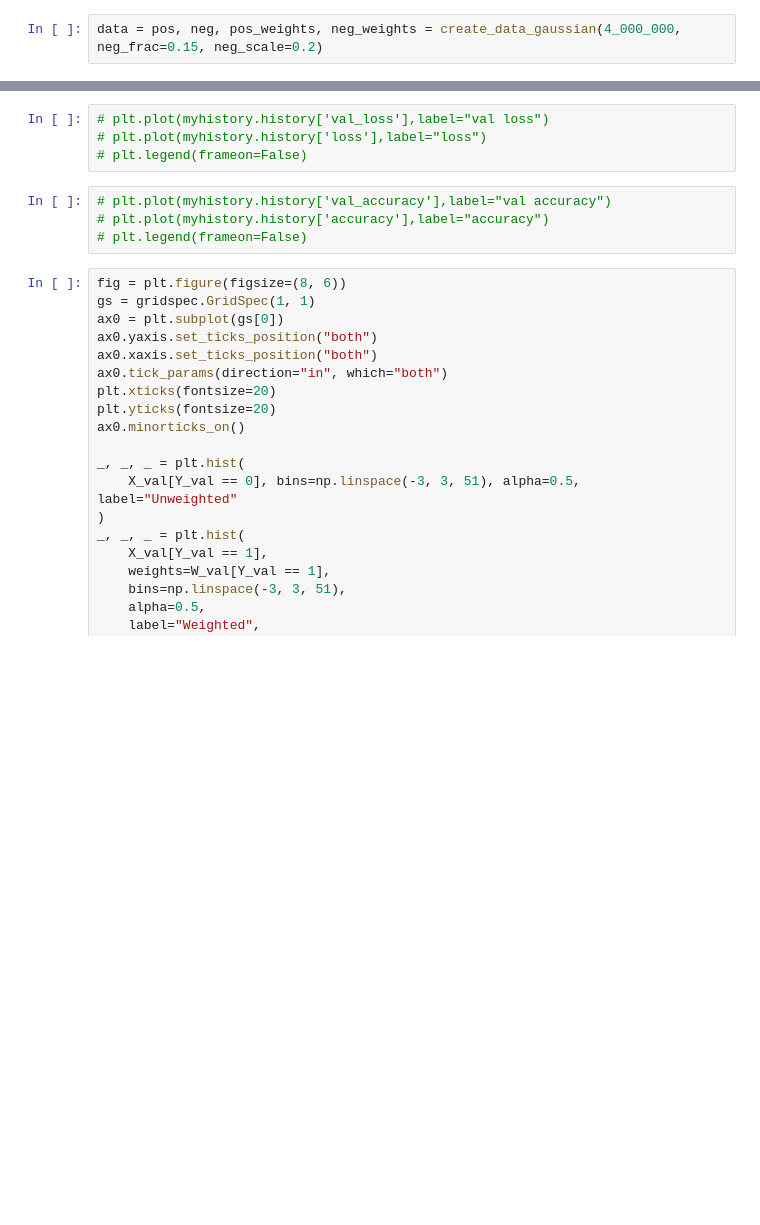
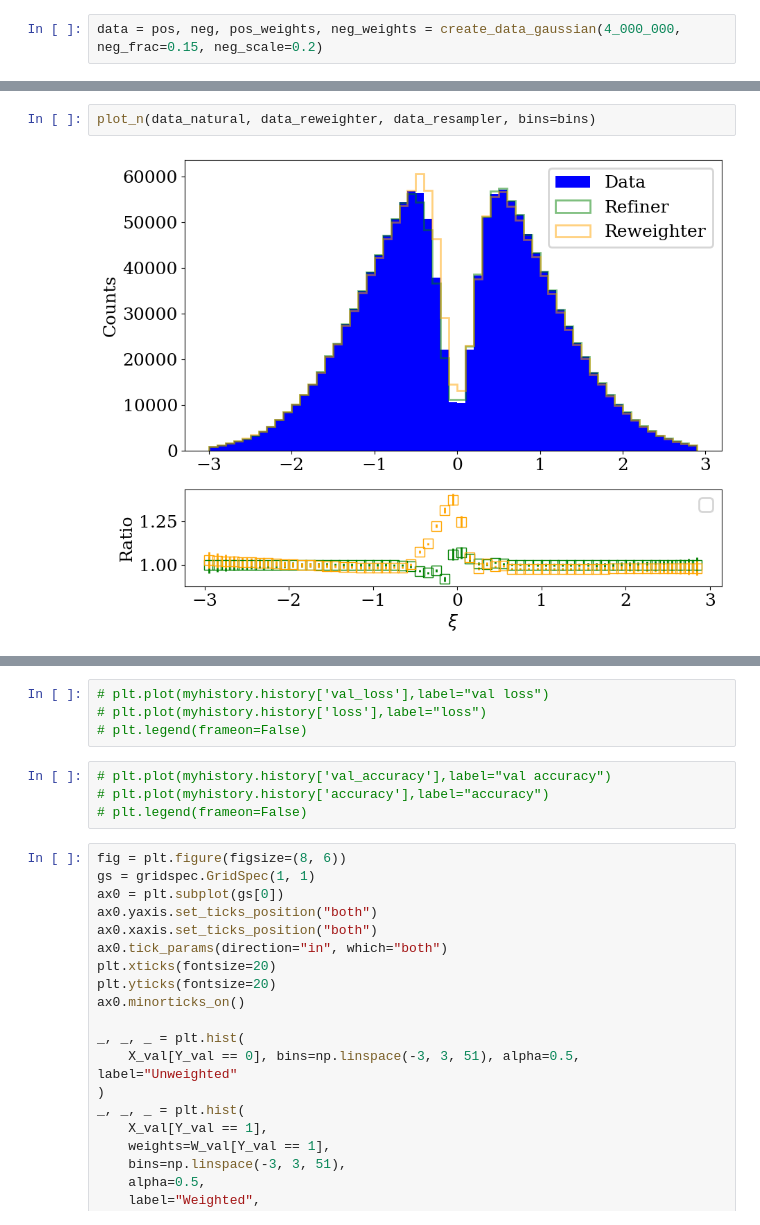
Before and after one commit to Nollde/weight_refiner, a Jupyter notebook: GaussianExample.ipynb, the cells around one changed output, grey strips where cells are left out. Saved outputs shown, nothing was run; the diff lists cells and outputs as text; blank space fills up the shorter version.

```diff
--- a/GaussianExample.ipynb
+++ b/GaussianExample.ipynb
@@ -168 +50,5 @@ data_resampler = get_val(*apply_resampler(*data, resampler=resampler))
+# %%
+plot_n(data_natural, data_reweighter, data_resampler, bins=bins)
+# %% [output]
+[figure, added]
 # %%
```
Also changed, not shown: parts of 20 cells of this notebook, 2 other files.
